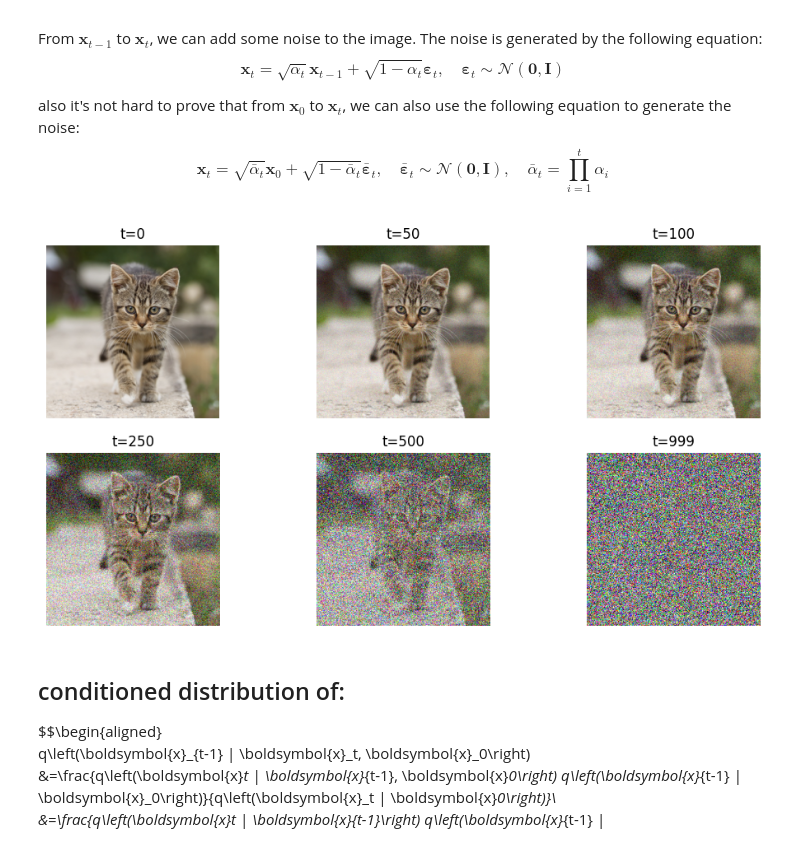
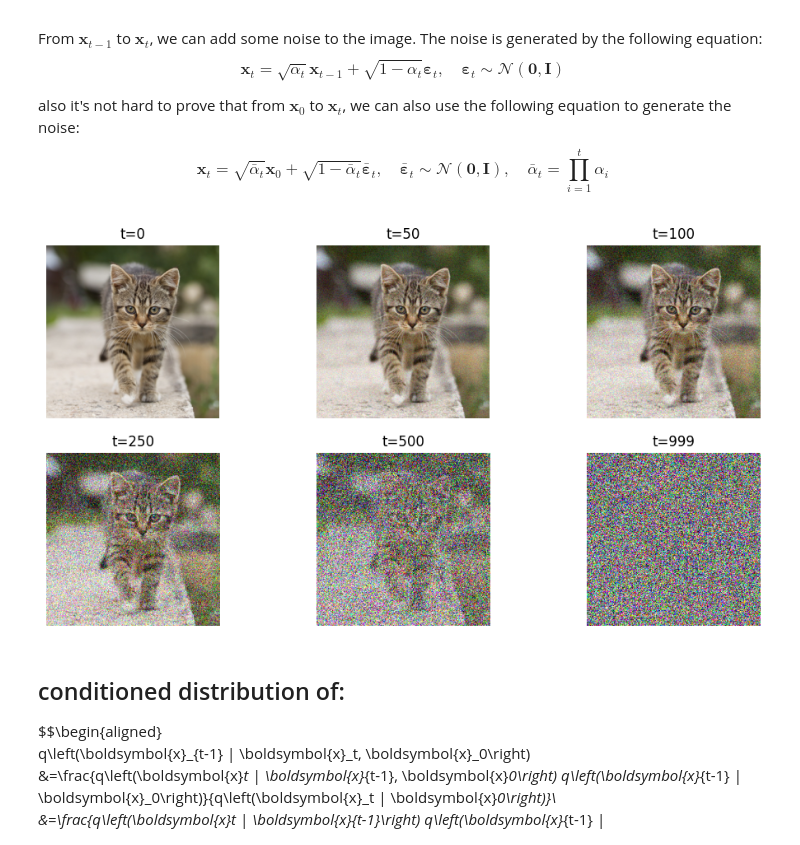
Before and after one commit to Wuqiqi123/ddpm, a Jupyter notebook: ddpm.ipynb, the cells around one changed output. Drawn from its saved outputs; the diff is of its cells as text; code cells hidden in the pictures.

```diff
--- a/ddpm.ipynb
+++ b/ddpm.ipynb
@@ -20,41 +20,41 @@ beta = 0.005 * torch.arange(1, T + 1) / T
 alpha = 1 - beta
 bar_alpha = torch.cumprod(alpha, 0)
 sqrt_bar_alpha = torch.sqrt(bar_alpha)
-sqrt_bar_beta = torch.sqrt(1 - sqrt_bar_alpha)
+sqrt_bar_beta = torch.sqrt(1 - bar_alpha)
 
 
 def sample_x(x_0, t, sqrt_bar_alpha, sqrt_bar_beta, noise=None):
     if not noise: noise = torch.randn_like(x_0)
     shape = (x_0.shape[0], 1, 1, 1)
     return x_0 * sqrt_bar_alpha[t].view(shape) + noise * sqrt_bar_beta[t].view(shape), noise
 
 ## read image
 img = Image.open("./tiger_cat.jpg")
 img = img.resize((256, 256))
 img = (torch.tensor(np.array(img)).permute(2, 0, 1).float() / 255 - 0.5) * 2
 img = rearrange(img, 'c h w -> () c h w')
 
 t_list = [0, 50, 100, 250, 500, 999]
 
 x_list = []
 for t in t_list:
     x, noise = sample_x(img, t, bar_alpha, sqrt_bar_beta)
     x = torch.clamp(x, -1, 1)
     x =  (x + 1) / 2
     x_list.append(x)
 
 x_list = torch.cat(x_list, 0)
 x_list = rearrange(x_list, 't c h w -> t h w c')
 
 plt.figure(figsize=(12, 6))
 for i, t in enumerate(t_list):
     plt.subplot(2, 3, i + 1)
     plt.imshow(x_list[i])
     plt.title(f"t={t}")
     plt.axis("off")
 plt.show()
 # %% [output]
-[figure, old version]
+[figure, new version]
 # %% [markdown]
 ## conditioned distribution of:
 
```
Also changed, not shown: 2 other files.
